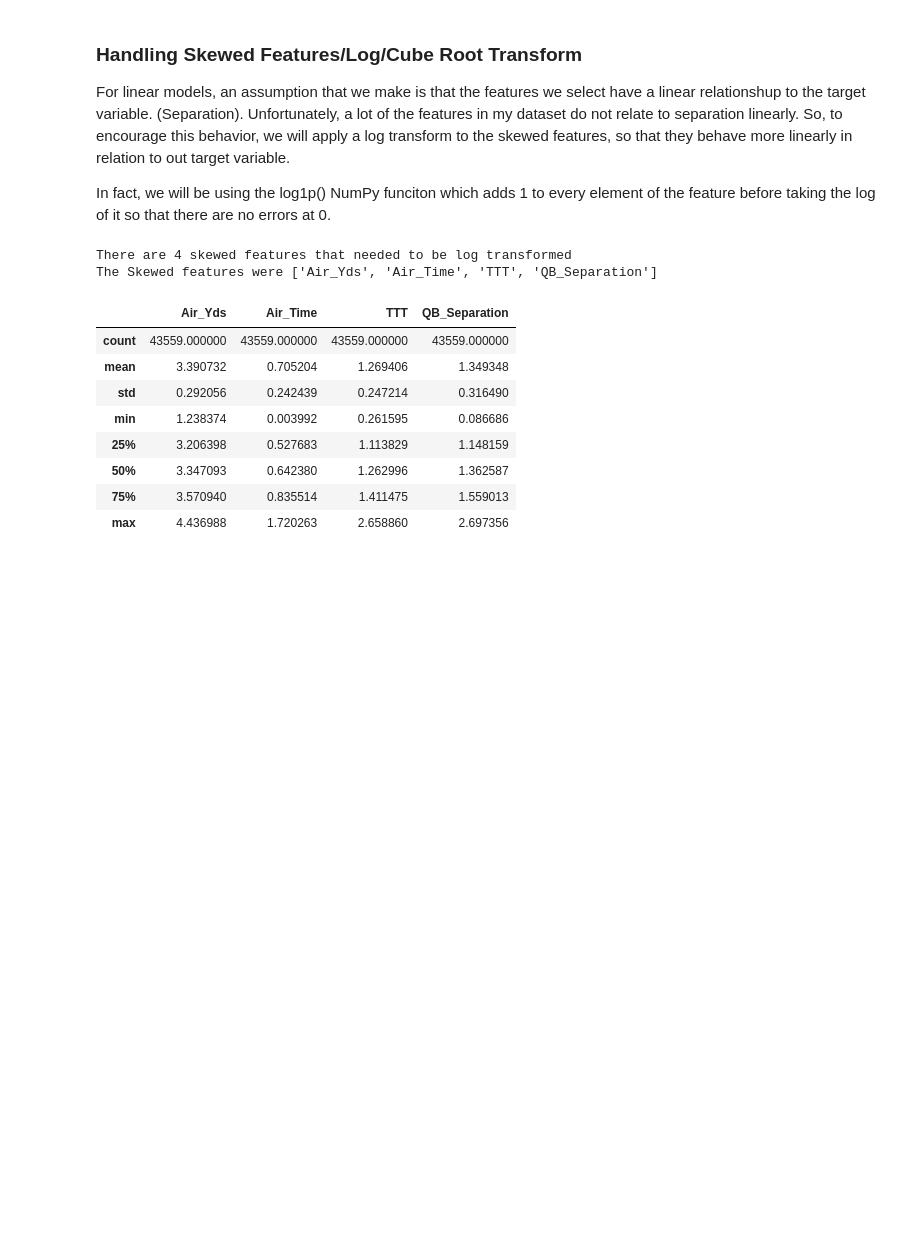
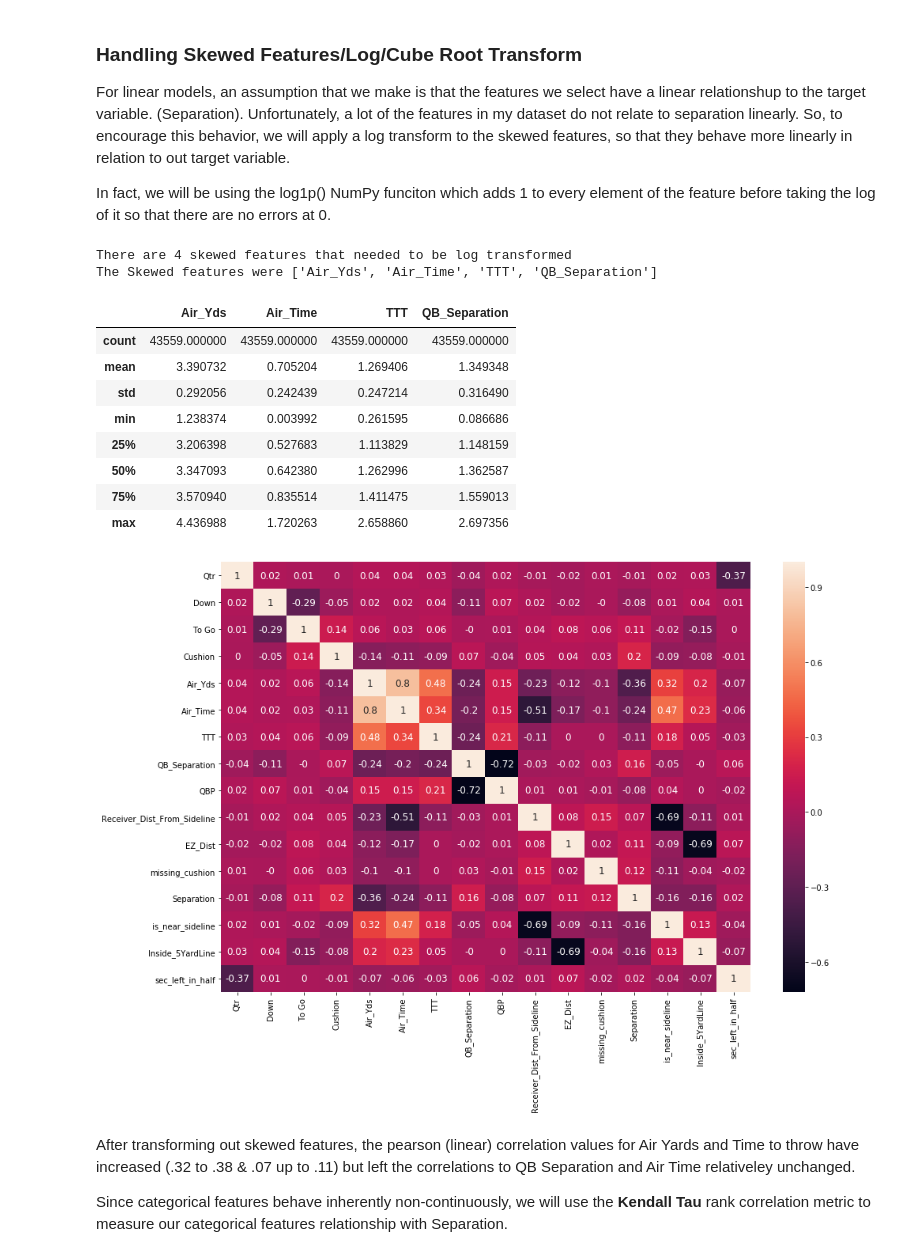
Before and after one commit to Jesse-Cohen/Separation-Above-Expectation, a Jupyter notebook: Notebooks/Feature_Analysis.ipynb, the cells around one changed output. Drawn from its saved outputs; the diff is of its cells as text; code cells hidden in the pictures; blank space fills up the shorter version.

```diff
--- a/Notebooks/Feature_Analysis.ipynb
+++ b/Notebooks/Feature_Analysis.ipynb
@@ -961,3 +963,15 @@ Merged_Trans[skewed_feats].describe()
 | 50% | 3.347093 | 0.642380 | 1.262996 | 1.362587 |
 | 75% | 3.570940 | 0.835514 | 1.411475 | 1.559013 |
 | max | 4.436988 | 1.720263 | 2.658860 | 2.697356 |
+# %%
+float_col = Merged.select_dtypes(exclude=['object'])
+float_col = float_col.columns
+# %%
+fig =  plt.subplots(figsize=(15,10))
+ax = sns.heatmap(round(Merged_Trans[float_col].corr(method = 'pearson'), 2), annot=True, annot_kws={"size": 12})
+# %% [output]
+[figure, added]
+# %% [markdown]
+After transforming out skewed features, the pearson (linear) correlation values for Air Yards and Time to throw have increased (.32 to .38 & .07 up to .11) but left the correlations to QB Separation and Air Time relativeley unchanged.
+
+Since categorical features behave inherently non-continuously, we will use the **Kendall Tau** rank correlation metric to measure our categorical features relationship with Separation.
```
Also changed, not shown: parts of 17 cells of this notebook.
